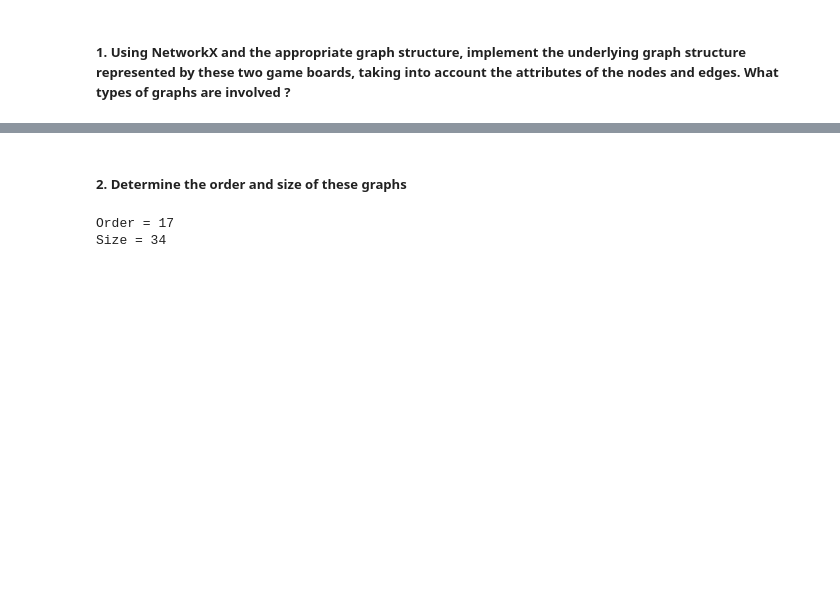
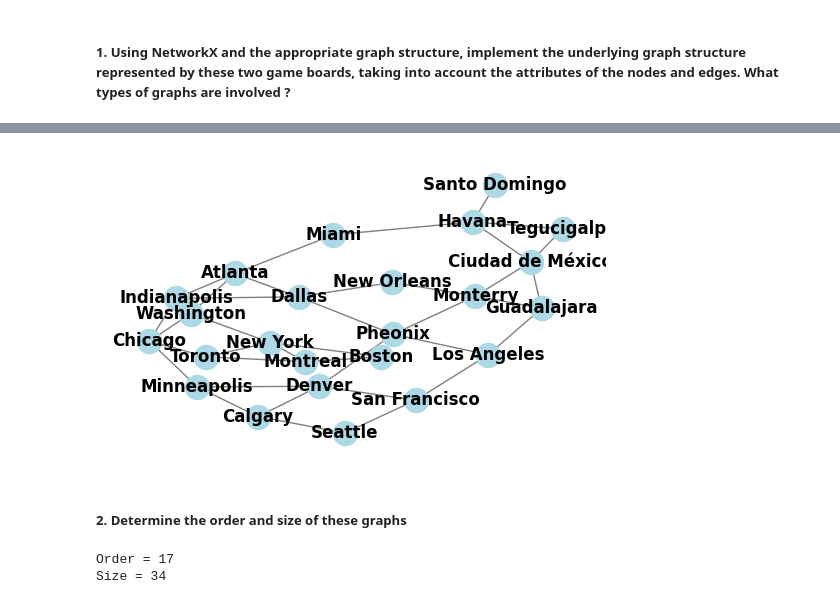
Before and after one commit to RodrigoFernandes-DA/TPs_Univ, a Jupyter notebook: ML Graph/TP1.ipynb, the cells around one changed output, grey strips where cells are left out. Saved outputs shown, nothing was run; the diff lists cells and outputs as text; code cells hidden in the pictures; blank space fills up the shorter version.

```diff
--- a/ML Graph/TP1.ipynb
+++ b/ML Graph/TP1.ipynb
@@ -69,3 +113,18 @@ plt.show()
+# %%
+# Generate positions for nodes
+pos = nx.spring_layout(G2)
+
+# Plot the graph
+plt.figure(figsize=(5, 3))
+nx.draw(G2, pos, with_labels=True, node_color='lightblue', font_weight='bold', edge_color='gray')
+
+# Draw edge labels for weights
+edge_labels = nx.get_edge_attributes(G2, 'weight')
+nx.draw_networkx_edge_labels(G2, pos, edge_labels=edge_labels)
+
+plt.show()
+# %% [output]
+[figure, added]
 # %% [markdown]
 ##### 2. Determine the order and size of these graphs
 # %%
```
Also changed, not shown: parts of 3 cells of this notebook.
